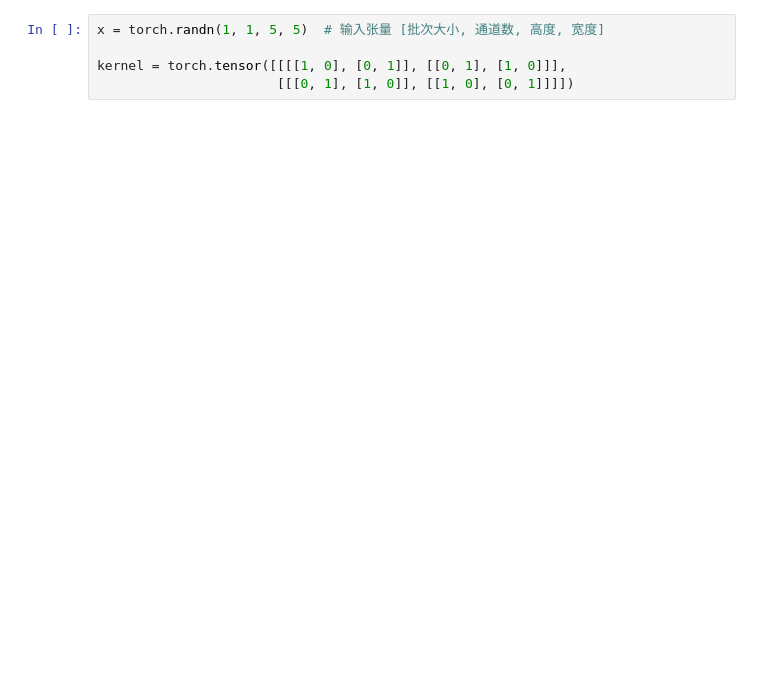
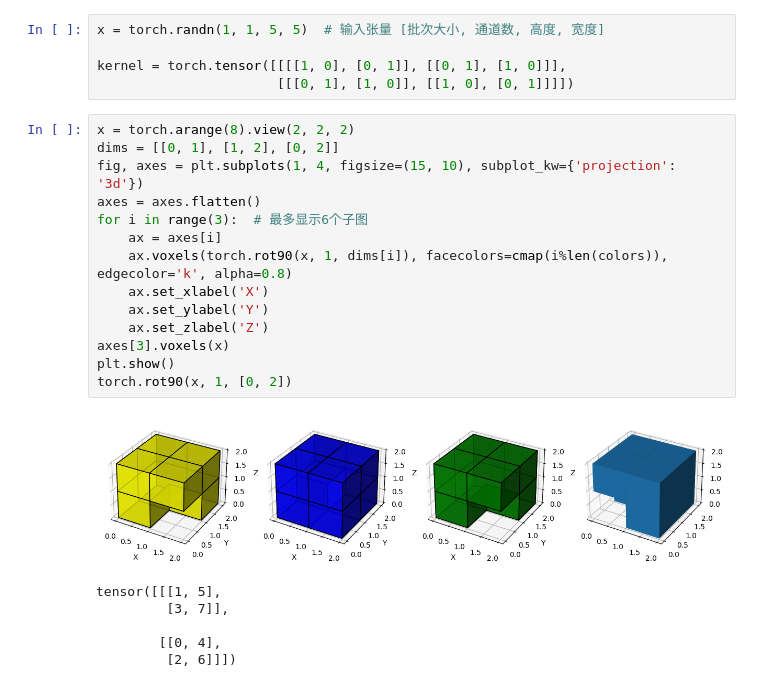
Before and after one commit to Fortuna233/paddle_SN2N, a Jupyter notebook: test.ipynb, the cells around one changed output. Saved outputs shown, nothing was run; the diff lists cells and outputs as text; blank space fills up the shorter version.

```diff
--- a/test.ipynb
+++ b/test.ipynb
@@ -56,3 +65,24 @@ x = torch.randn(1, 1, 5, 5)  # 输入张量 [批次大小, 通道数, 高度,
 
 kernel = torch.tensor([[[[1, 0], [0, 1]], [[0, 1], [1, 0]]],
                        [[[0, 1], [1, 0]], [[1, 0], [0, 1]]]])
+# %%
+x = torch.arange(8).view(2, 2, 2)
+dims = [[0, 1], [1, 2], [0, 2]]
+fig, axes = plt.subplots(1, 4, figsize=(15, 10), subplot_kw={'projection': '3d'})
+axes = axes.flatten()
+for i in range(3):  # 最多显示6个子图
+    ax = axes[i]
+    ax.voxels(torch.rot90(x, 1, dims[i]), facecolors=cmap(i%len(colors)), edgecolor='k', alpha=0.8)
+    ax.set_xlabel('X')
+    ax.set_ylabel('Y')
+    ax.set_zlabel('Z')
+axes[3].voxels(x)
+plt.show()
+torch.rot90(x, 1, [0, 2])
+# %% [output]
+[figure, added]
+tensor([[[1, 5],
+         [3, 7]],
+
+        [[0, 4],
+         [2, 6]]])
```
Also changed, not shown: parts of 6 cells of this notebook, 1 other file.
